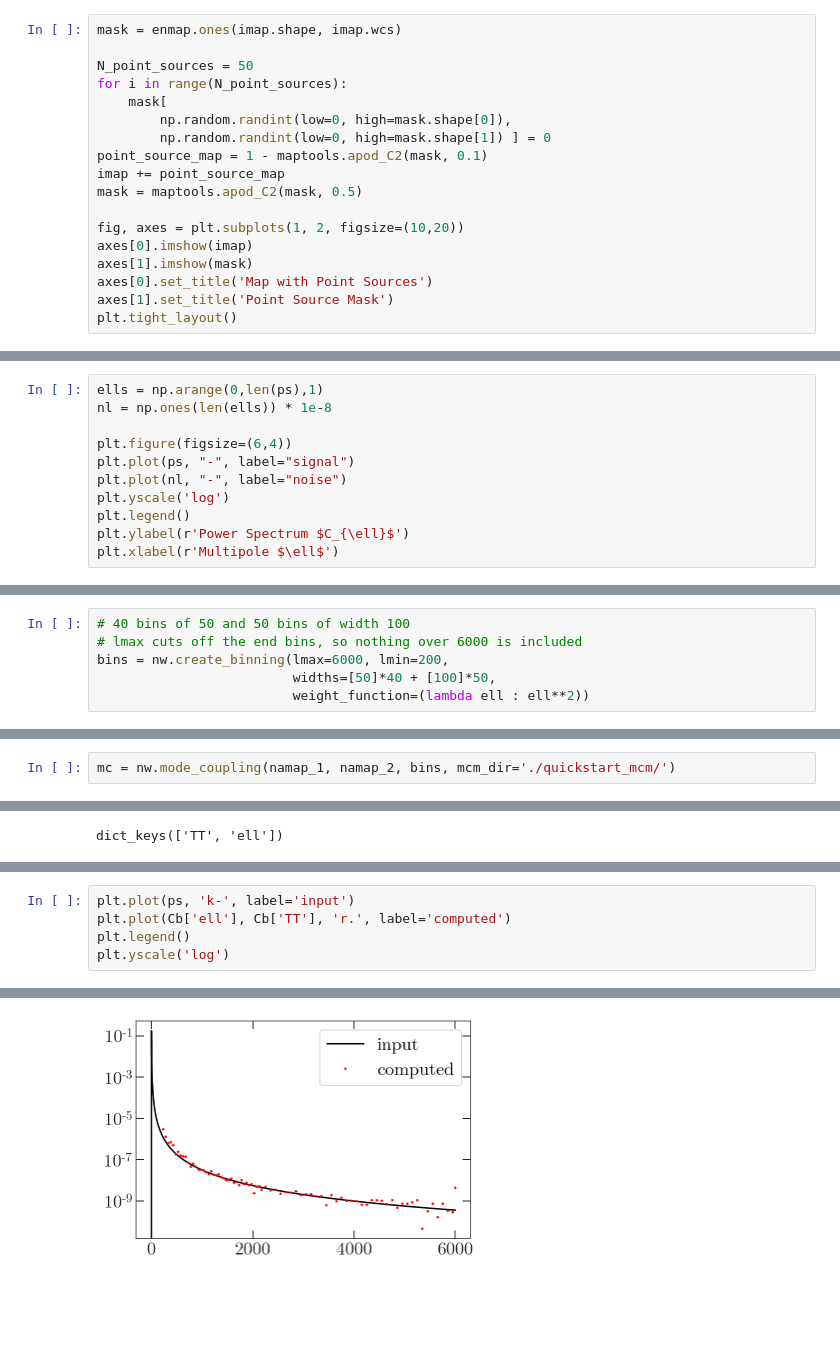
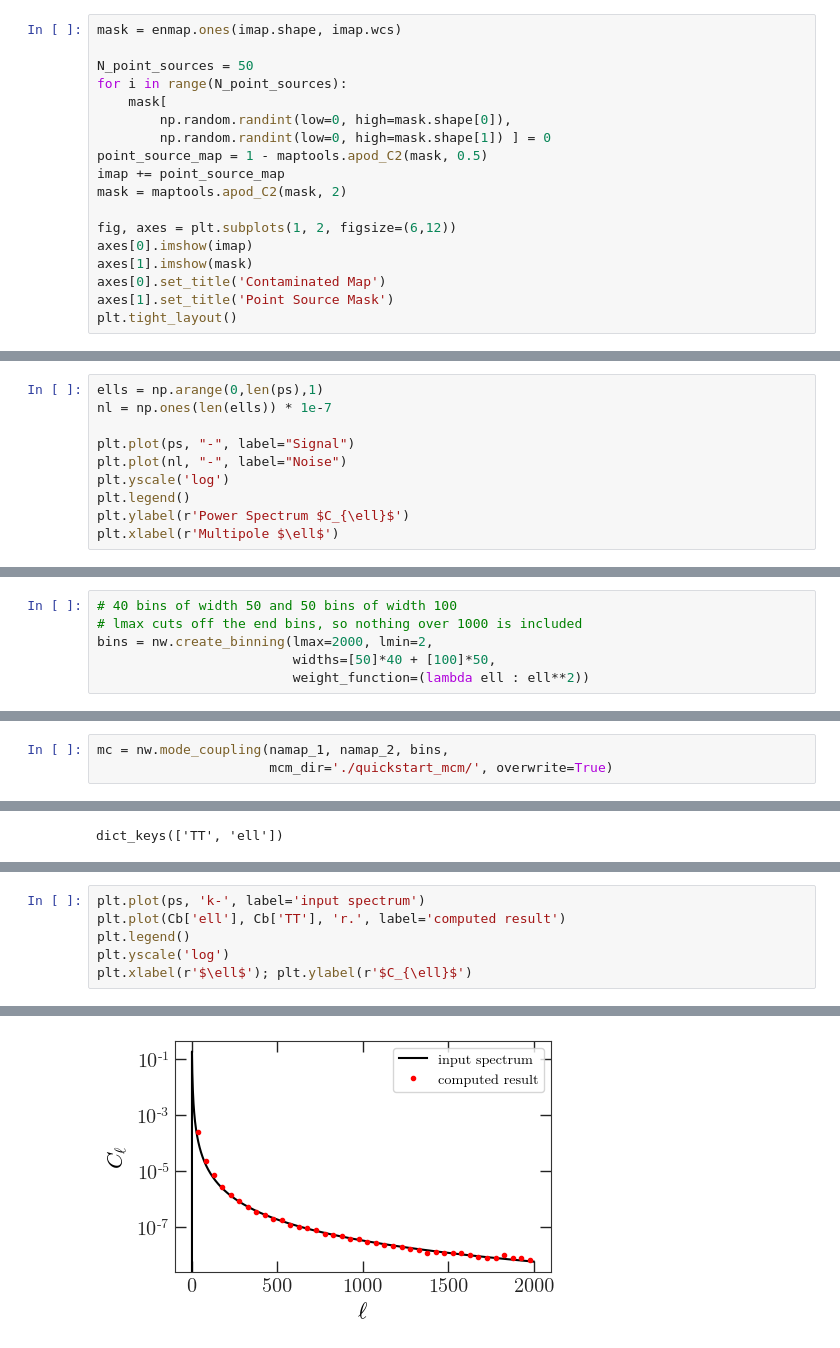
Before and after one commit to xzackli/nawrapper, a Jupyter notebook: notebooks/Getting Started.ipynb, the cells around one changed output, grey strips where cells are left out. Drawn from its saved outputs; the diff is of its cells as text; blank space fills up the shorter version.

```diff
--- a/notebooks/Getting Started.ipynb
+++ b/notebooks/Getting Started.ipynb
@@ -38,14 +41,14 @@ for i in range(N_point_sources):
     mask[
         np.random.randint(low=0, high=mask.shape[0]),
         np.random.randint(low=0, high=mask.shape[1]) ] = 0
-point_source_map = 1 - maptools.apod_C2(mask, 0.1)
+point_source_map = 1 - maptools.apod_C2(mask, 0.5)
 imap += point_source_map
-mask = maptools.apod_C2(mask, 0.5)
+mask = maptools.apod_C2(mask, 2)
 
-fig, axes = plt.subplots(1, 2, figsize=(10,20))
+fig, axes = plt.subplots(1, 2, figsize=(6,12))
 axes[0].imshow(imap)
 axes[1].imshow(mask)
-axes[0].set_title('Map with Point Sources')
+axes[0].set_title('Contaminated Map')
 axes[1].set_title('Point Source Mask')
 plt.tight_layout()
 # %% [output]
@@ -55,10 +58,9 @@ Now let's do two noise realizations.
 # %%
 ells = np.arange(0,len(ps),1)
-nl = np.ones(len(ells)) * 1e-8
+nl = np.ones(len(ells)) * 1e-7
 
-plt.figure(figsize=(6,4))
-plt.plot(ps, "-", label="signal")
-plt.plot(nl, "-", label="noise")
+plt.plot(ps, "-", label="Signal")
+plt.plot(nl, "-", label="Noise")
 plt.yscale('log')
 plt.legend()
 plt.ylabel(r'Power Spectrum $C_{\ell}$')
@@ -95,15 +97,16 @@ Now let's compute the mode coupling matrix. First we need to set up a binning ob
 
 You can load this from file (see `nw.read_bins`))
 # %%
-# 40 bins of 50 and 50 bins of width 100
-# lmax cuts off the end bins, so nothing over 6000 is included
-bins = nw.create_binning(lmax=6000, lmin=200,
+# 40 bins of width 50 and 50 bins of width 100
+# lmax cuts off the end bins, so nothing over 1000 is included
+bins = nw.create_binning(lmax=2000, lmin=2,
                          widths=[50]*40 + [100]*50,
                          weight_function=(lambda ell : ell**2))
 # %% [markdown]
 We associate a mode-coupling object with a directory. Here, we specify a relative path. The mode-coupling object will write the matrices to disk when it is done computing. Future runs will look at the specified path for precomputed mode-coupling matrices, and read them in if they exist. To recompute matrices, specify the argument `overwrite=True`.
 # %%
-mc = nw.mode_coupling(namap_1, namap_2, bins, mcm_dir='./quickstart_mcm/')
+mc = nw.mode_coupling(namap_1, namap_2, bins,
+                      mcm_dir='./quickstart_mcm/', overwrite=True)
 # %% [output]
 Computing new mode-coupling matrices.
 Saving mode-coupling matrices to ./quickstart_mcm/
@@ -117,6 +122,7 @@ dict_keys(['TT', 'ell'])
 # %%
-plt.plot(ps, 'k-', label='input')
-plt.plot(Cb['ell'], Cb['TT'], 'r.', label='computed')
+plt.plot(ps, 'k-', label='input spectrum')
+plt.plot(Cb['ell'], Cb['TT'], 'r.', label='computed result')
 plt.legend()
 plt.yscale('log')
+plt.xlabel(r'$\ell$'); plt.ylabel(r'$C_{\ell}$')
 # %% [output]
@@ -123 +130 @@ plt.yscale('log')
-[figure, old version]
+[figure, new version]
```
Also changed, not shown: parts of 12 cells of this notebook, 12 other files.
